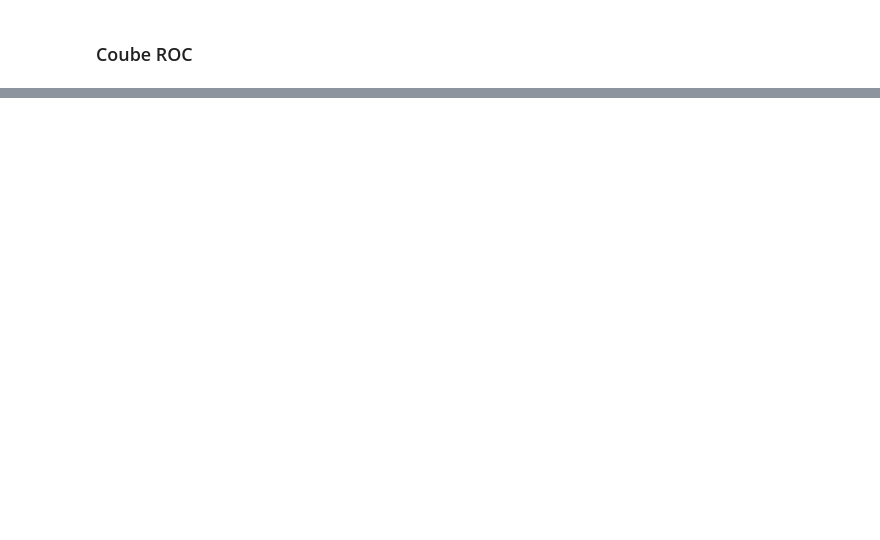
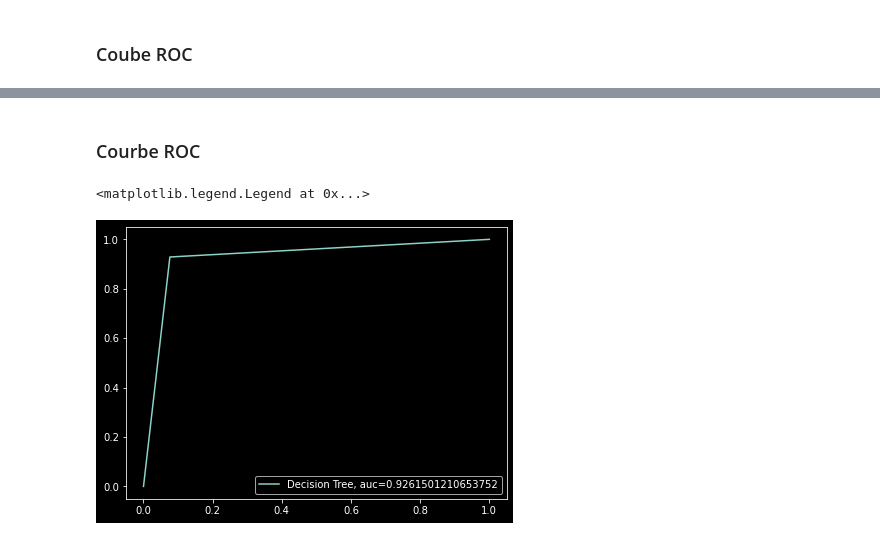
Before and after one commit to Erebz/DataScience, a Jupyter notebook: TP_BreastCancer.ipynb, the cells around one changed output, grey strips where cells are left out. Drawn from its saved outputs; the diff is of its cells as text; code cells hidden in the pictures; blank space fills up the shorter version.

```diff
--- a/TP_BreastCancer.ipynb
+++ b/TP_BreastCancer.ipynb
@@ -294,0 +303,16 @@ plt.legend(loc=4)
+# %%
+alpha = 1
+modelPMC2 = MLPClassifier(activation='relu', alpha= alpha, batch_size='auto', beta_1=0.9,
+                          beta_2=0.999, early_stopping=False, epsilon=epsilon,
+                          hidden_layer_sizes=(50,), learning_rate='constant',
+                          learning_rate_init=0.001, max_iter=5000, momentum=0.9,
+                          n_iter_no_change=10, nesterovs_momentum=True, power_t=0.5,
+                          random_state=None, shuffle=True, solver='lbfgs', tol=0.0001,
+                          validation_fraction=0.1, verbose=False, warm_start=False)
+
+modelPMC2.fit(X_train, y_train)
+
+modelPMC2_score_train = "%.3f" % modelPMC2.score(X_train, y_train)
+modelPMC2_score_test = "%.3f" % modelPMC2.score(X_test, y_test)
+print("Train:",modelPMC2_score_train)
+print("Test:",modelPMC2_score_test)
@@ -294,0 +326,10 @@ plt.legend(loc=4)
+# %%
+dt = tree.DecisionTreeClassifier()
+dt = dt.fit(X_train, y_train)
+
+dtScore_train = "%.3f" % dt.score(X_train, y_train)
+dtScore_test = "%.3f" % dt.score(X_test, y_test)
+
+print("Train:",dtScore_train)
+print("Test:",dtScore_test)
+printEval(dt.predict(X_train), y_train, dt.predict(X_test), y_test)
@@ -294,0 +359,14 @@ plt.legend(loc=4)
+# %% [markdown]
+### Courbe ROC
+# %%
+plt.figure(figsize=(15,5))
+
+plt.subplot(1, 2, 1)
+y_pred_proba = dt.predict_proba(X_test)[::,1]
+fpr, tpr, _ = roc_curve(y_test,  y_pred_proba)
+auc = roc_auc_score(y_test, y_pred_proba)
+plt.plot(fpr,tpr,label="Decision Tree, auc="+str(auc))
+plt.legend(loc=4)
+# %% [output]
+<matplotlib.legend.Legend at 0x...>
+[figure, added]
```
Also changed, not shown: parts of 24 cells of this notebook.
